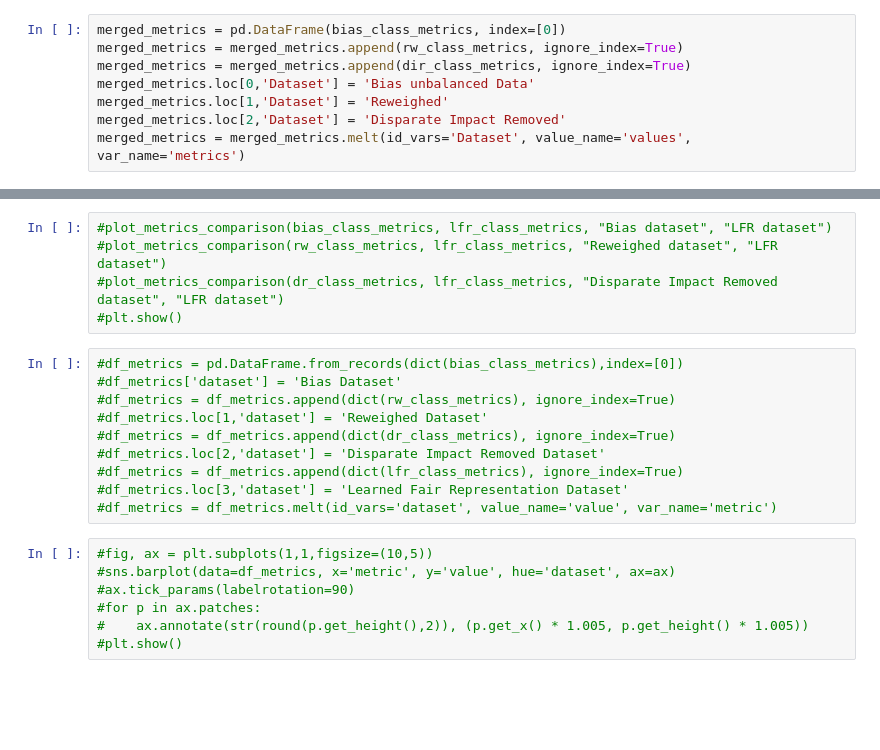
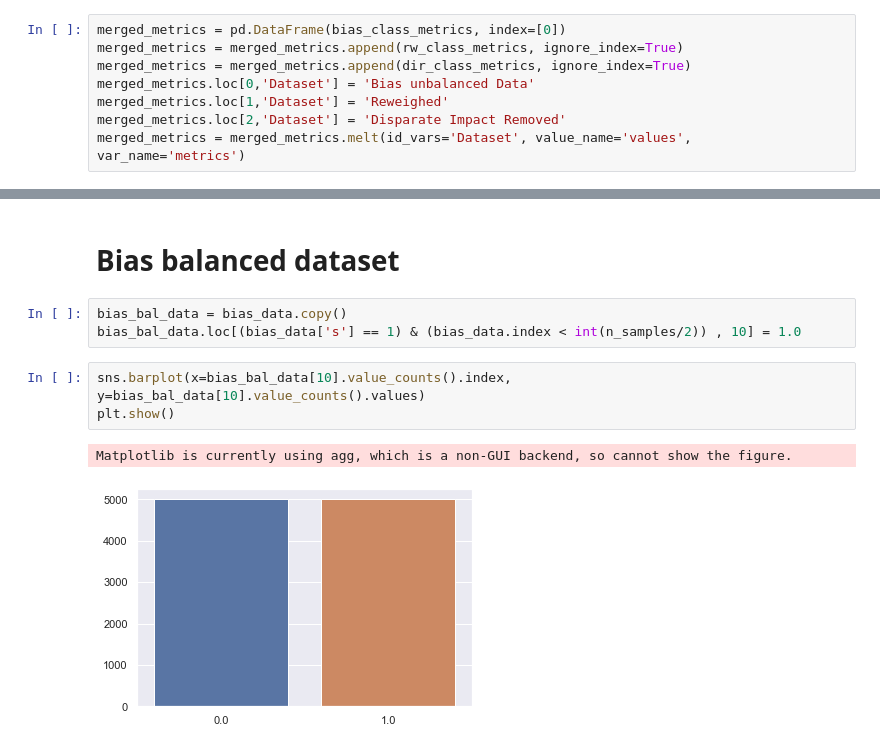
Before and after one commit to giordanoDaloisio/bias-mitigation-methods, a Jupyter notebook: bias-methods-comparison.ipynb, the cells around one changed output, grey strips where cells are left out. Drawn from its saved outputs; the diff is of its cells as text; blank space fills up the shorter version.

```diff
--- a/bias-methods-comparison.ipynb
+++ b/bias-methods-comparison.ipynb
@@ -719,22 +687,11 @@ the protected subgroup is lost, while retaining as much other information as pos
-# %%
-#plot_metrics_comparison(bias_class_metrics, lfr_class_metrics, "Bias dataset", "LFR dataset")
-#plot_metrics_comparison(rw_class_metrics, lfr_class_metrics, "Reweighed dataset", "LFR dataset")
-#plot_metrics_comparison(dr_class_metrics, lfr_class_metrics, "Disparate Impact Removed dataset", "LFR dataset")
-#plt.show()
-# %%
-#df_metrics = pd.DataFrame.from_records(dict(bias_class_metrics),index=[0])
-#df_metrics['dataset'] = 'Bias Dataset'
-#df_metrics = df_metrics.append(dict(rw_class_metrics), ignore_index=True)
-#df_metrics.loc[1,'dataset'] = 'Reweighed Dataset'
-#df_metrics = df_metrics.append(dict(dr_class_metrics), ignore_index=True)
-#df_metrics.loc[2,'dataset'] = 'Disparate Impact Removed Dataset'
-#df_metrics = df_metrics.append(dict(lfr_class_metrics), ignore_index=True)
-#df_metrics.loc[3,'dataset'] = 'Learned Fair Representation Dataset'
-#df_metrics = df_metrics.melt(id_vars='dataset', value_name='value', var_name='metric')
-# %%
-#fig, ax = plt.subplots(1,1,figsize=(10,5))
-#sns.barplot(data=df_metrics, x='metric', y='value', hue='dataset', ax=ax)
-#ax.tick_params(labelrotation=90)
-#for p in ax.patches:
-#    ax.annotate(str(round(p.get_height(),2)), (p.get_x() * 1.005, p.get_height() * 1.005))
-#plt.show()
+# %% [markdown]
+# Bias balanced dataset
+# %%
+bias_bal_data = bias_data.copy()
+bias_bal_data.loc[(bias_data['s'] == 1) & (bias_data.index < int(n_samples/2)) , 10] = 1.0
+# %%
+sns.barplot(x=bias_bal_data[10].value_counts().index, y=bias_bal_data[10].value_counts().values)
+plt.show()
+# %% [output]
+Matplotlib is currently using agg, which is a non-GUI backend, so cannot show the figure.
+[figure, added]
```
Also changed, not shown: parts of 84 cells of this notebook, 1 other file.
